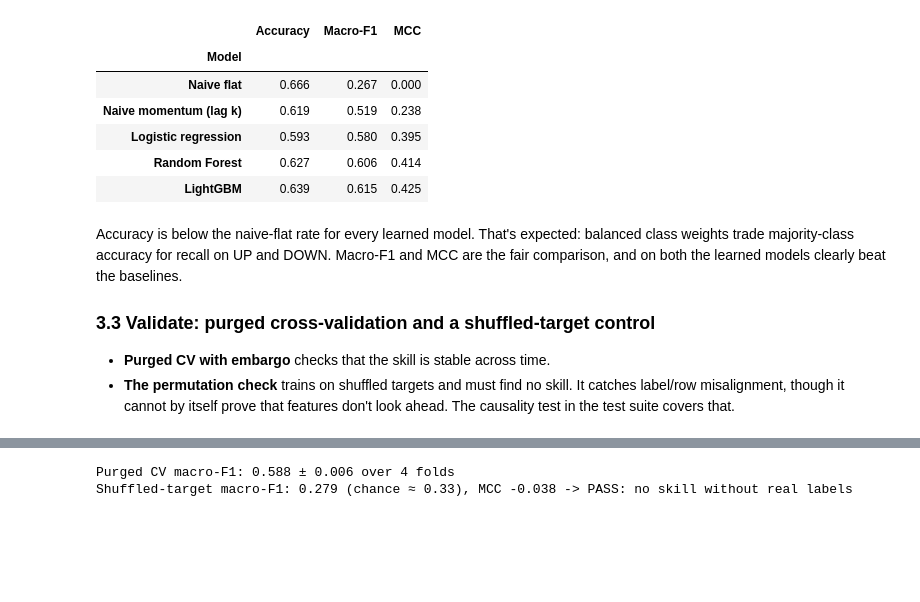
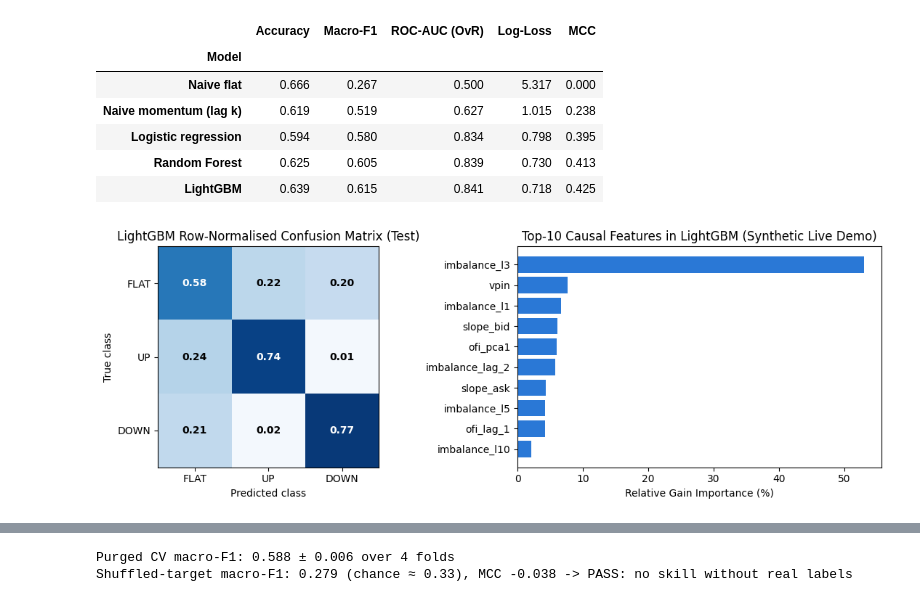
Before and after one commit to aaravsin-1/ML_Project_2026, a Jupyter notebook: submission/Final_Project_Notebook.ipynb, the cells around one changed output, grey strips where cells are left out. Saved outputs shown, nothing was run; the diff lists cells and outputs as text; code cells hidden in the pictures; blank space fills up the shorter version.

```diff
--- a/submission/Final_Project_Notebook.ipynb
+++ b/submission/Final_Project_Notebook.ipynb
@@ -78,7 +78,7 @@ from IPython.display import display, Image
 
 warnings.filterwarnings("ignore")
 pd.set_option("display.width", 200)
-pd.set_option("display.max_columns", 30)
+pd.set_option("display.max_columns", 32)
 ART = root / "artifacts"
 BLUE, ORANGE, AQUA, YELLOW, MAGENTA = "#2a78d6", "#eb6834", "#1baf7a", "#eda100", "#e87ba4"
 
@@ -278,29 +298,60 @@ All learned models use balanced class weights. The momentum baseline repeats the
 # %%
 rows = []
-def record(name, pred):
-    rows.append({"Model": name, "Accuracy": accuracy_score(y_te, pred),
-                 "Macro-F1": f1_score(y_te, pred, average="macro"), "MCC": matthews_corrcoef(y_te, pred)})
+def record(name, pred, proba=None):
+    auc = roc_auc_score(y_te, proba, multi_class="ovr") if proba is not None else np.nan
+    ll = log_loss(y_te, proba, labels=[0, 1, 2]) if proba is not None else np.nan
+    rows.append({
+        "Model": name,
+        "Accuracy": accuracy_score(y_te, pred),
+        "Macro-F1": f1_score(y_te, pred, average="macro"),
+        "ROC-AUC (OvR)": auc,
+        "Log-Loss": ll,
+        "MCC": matthews_corrcoef(y_te, pred),
+    })
 
-record("Naive flat", NaiveFlatBaseline().predict(X_te))
-record("Naive momentum (lag k)", NaiveMomentumBaseline(k).predict(y_all, idx["test"]))
-lr = LogisticRegressionBaseline(C=1.0); lr.fit(X_tr, y_tr); record("Logistic regression", lr.predict(X_te))
-rf = RandomForestLOB(n_estimators=100, max_depth=10, random_state=SEED); rf.fit(X_tr, y_tr); record("Random Forest", rf.predict(X_te))
+nf = NaiveFlatBaseline()
+nm = NaiveMomentumBaseline(k)
+record("Naive flat", nf.predict(X_te), nf.predict_proba(X_te))
+record("Naive momentum (lag k)", nm.predict(y_all, idx["test"]), nm.predict_proba(y_all, idx["test"]))
+
+lr = LogisticRegressionBaseline(C=1.0); lr.fit(X_tr, y_tr)
+record("Logistic regression", lr.predict(X_te), lr.predict_proba(X_te))
+
+rf = RandomForestLOB(n_estimators=100, max_depth=10, random_state=SEED); rf.fit(X_tr, y_tr)
+record("Random Forest", rf.predict(X_te), rf.predict_proba(X_te))
+
 lgb = LightGBMLOB(num_leaves=63, max_depth=8, learning_rate=0.05, n_estimators=200, random_state=SEED)
 lgb.fit(X_tr, y_tr, X_va, y_va, early_stopping_rounds=15)
 pred_lgb = lgb.predict(X_te)
-record("LightGBM", pred_lgb)
+prob_lgb = lgb.predict_proba(X_te)
+record("LightGBM", pred_lgb, prob_lgb)
 show(pd.DataFrame(rows))
+
+# Plot Confusion Matrix & Top-10 Feature Importances
+fig, axes = plt.subplots(1, 2, figsize=(11.5, 4.0))
+cm = confusion_matrix(y_te, pred_lgb, labels=[0, 1, 2], normalize="true")
+im = axes[0].imshow(cm, cmap="Blues", vmin=0, vmax=0.8)
+labels_txt = ["FLAT", "UP", "DOWN"]
+axes[0].set_xticks([0, 1, 2]); axes[0].set_yticks([0, 1, 2])
+axes[0].set_xticklabels(labels_txt); axes[0].set_yticklabels(labels_txt)
+axes[0].set_xlabel("Predicted class"); axes[0].set_ylabel("True class")
+axes[0].set_title("LightGBM Row-Normalised Confusion Matrix (Test)")
+for i in range(3):
+    for j in range(3):
+        axes[0].text(j, i, f"{cm[i, j]:.2f}", ha="center", va="center",
+                     color="white" if cm[i, j] > 0.45 else "black", fontweight="bold")
+
+imp = pd.Series(lgb.feature_importances_, index=data.feat_names).sort_values(ascending=True).tail(10)
+axes[1].barh(imp.index, imp.values / imp.values.sum() * 100.0, color=BLUE)
+axes[1].set_xlabel("Relative Gain Importance (%)")
+axes[1].set_title("Top-10 Causal Features in LightGBM (Synthetic Live Demo)")
+plt.tight_layout(); plt.show()
 # %% [output]
-|  | Accuracy | Macro-F1 | MCC |
-| Model |  |  |  |
-| Naive flat | 0.666 | 0.267 | 0.000 |
-| Naive momentum (lag k) | 0.619 | 0.519 | 0.238 |
-| Logistic regression | 0.593 | 0.580 | 0.395 |
-| Random Forest | 0.627 | 0.606 | 0.414 |
-| LightGBM | 0.639 | 0.615 | 0.425 |
+|  | Accuracy | Macro-F1 | ROC-AUC (OvR) | Log-Loss | MCC |
+| Model |  |  |  |  |  |
+| Naive flat | 0.666 | 0.267 | 0.500 | 5.317 | 0.000 |
+| Naive momentum (lag k) | 0.619 | 0.519 | 0.627 | 1.015 | 0.238 |
+| Logistic regression | 0.594 | 0.580 | 0.834 | 0.798 | 0.395 |
+| Random Forest | 0.625 | 0.605 | 0.839 | 0.730 | 0.413 |
+| LightGBM | 0.639 | 0.615 | 0.841 | 0.718 | 0.425 |
+[figure, added]
-# %% [markdown]
-Accuracy is below the naive-flat rate for every learned model. That's expected: balanced class weights trade majority-class accuracy for recall on UP and DOWN. Macro-F1 and MCC are the fair comparison, and on both the learned models clearly beat the baselines.
-
-### 3.3 Validate: purged cross-validation and a shuffled-target control
-- **Purged CV with embargo** checks that the skill is stable across time.
-- **The permutation check** trains on shuffled targets and must find no skill. It catches label/row misalignment, though it cannot by itself prove that features don't look ahead. The causality test in the test suite covers that.
```
Also changed, not shown: parts of 97 cells of this notebook, 5 other files.
